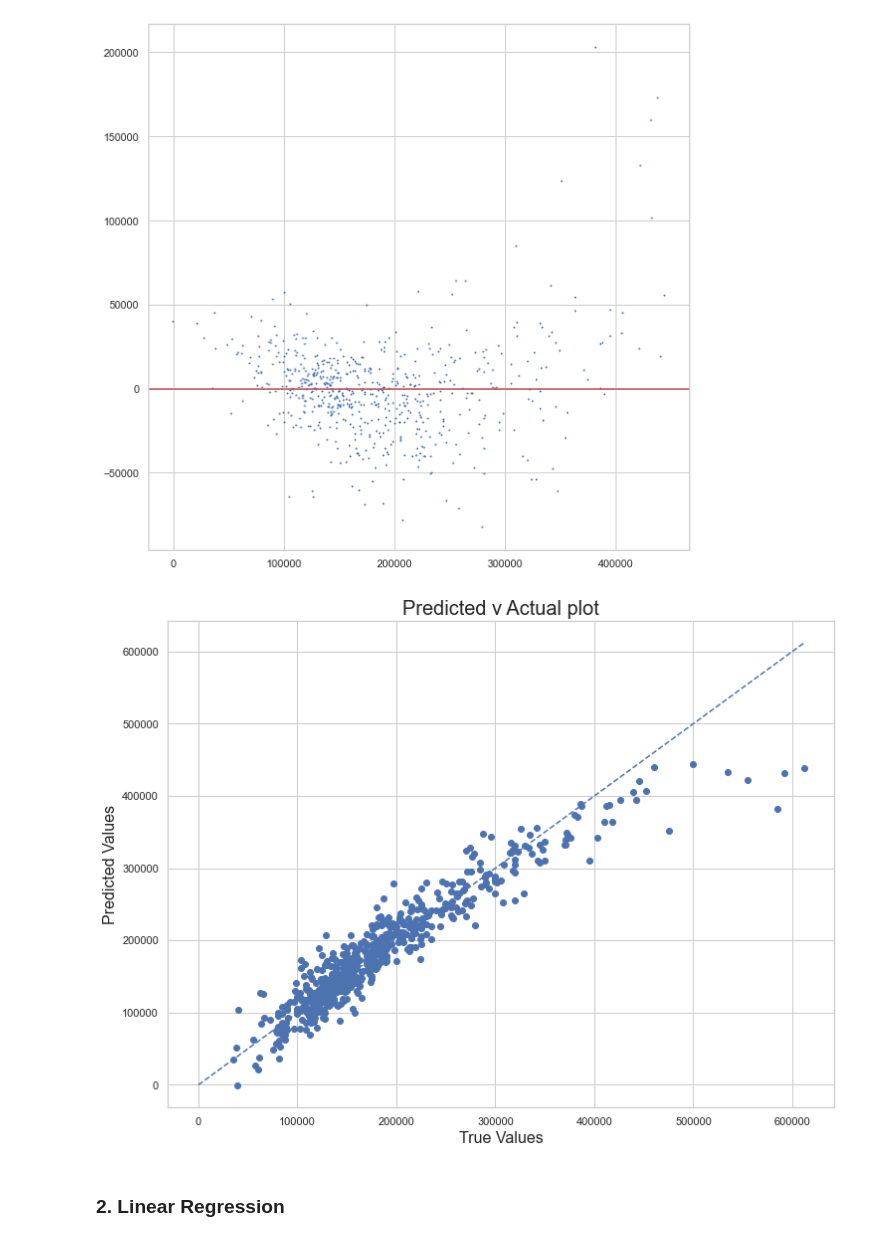
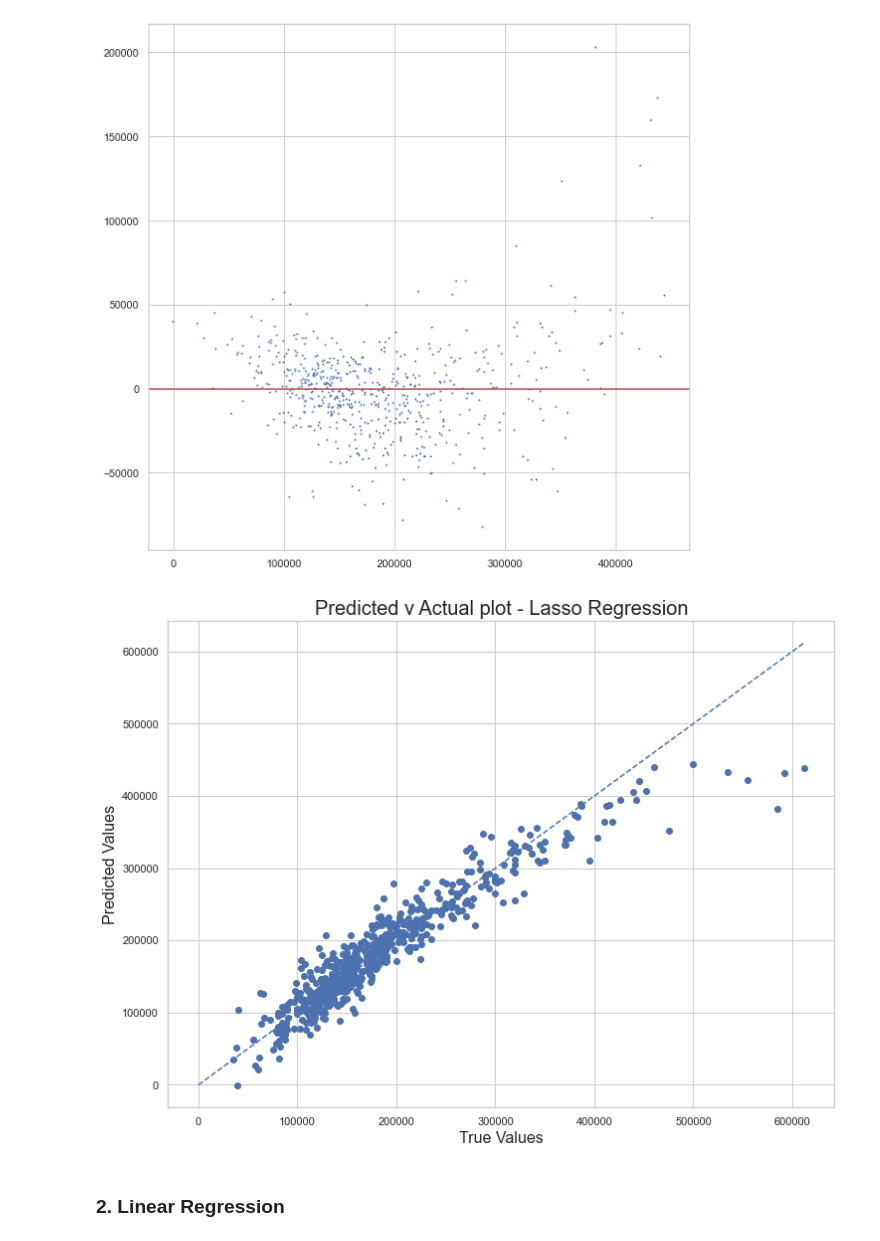
Before and after one commit to mirawrr/GA-projects, a Jupyter notebook: project_2_final/Project 2 - Notebook Part 2 - Amira - Final.ipynb, the cells around one changed output. Drawn from its saved outputs; the diff is of its cells as text; code cells hidden in the pictures.

```diff
--- a/project_2_final/Project 2 - Notebook Part 2 - Amira - Final.ipynb
+++ b/project_2_final/Project 2 - Notebook Part 2 - Amira - Final.ipynb
@@ -369,17 +369,17 @@ plt.axhline(0,color='r')
 # %%
 plt.figure(figsize = (12,9))
 
 plt.scatter(y_val,las_ypreds)
 
 plt.plot([0,max(max(y_val),max(las_ypreds))],
         [0,max(max(y_val),max(las_ypreds))],
         linestyle = '--')
 
-plt.title('Predicted v Actual plot', fontsize = 20)
+plt.title('Predicted v Actual plot - Lasso Regression', fontsize = 20)
 plt.xlabel('True Values', fontsize = 16)
 plt.ylabel('Predicted Values', fontsize = 16);
 # %% [output]
-[figure, old version]
+[figure, new version]
 # %% [markdown]
 ### 2. Linear Regression
 # %%
```
Also changed, not shown: parts of 10 cells of this notebook, 1 other file.
